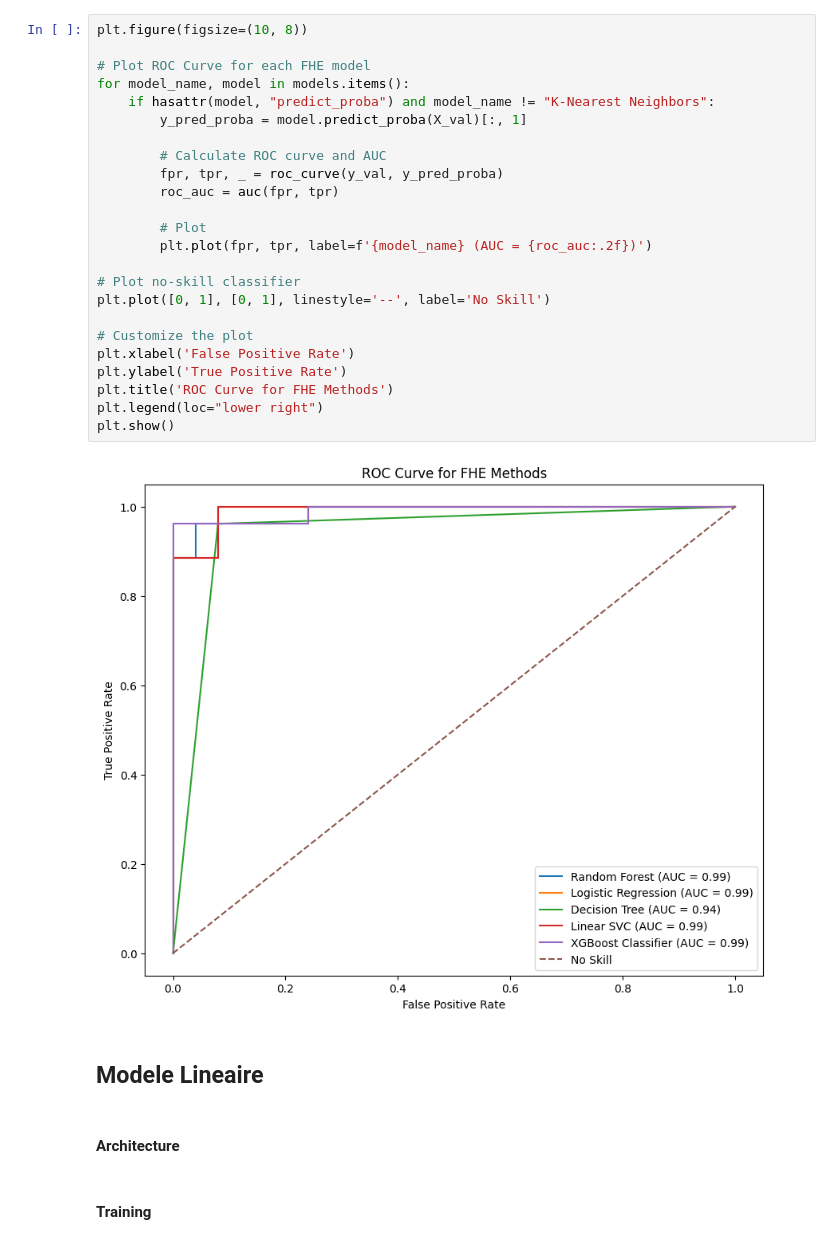
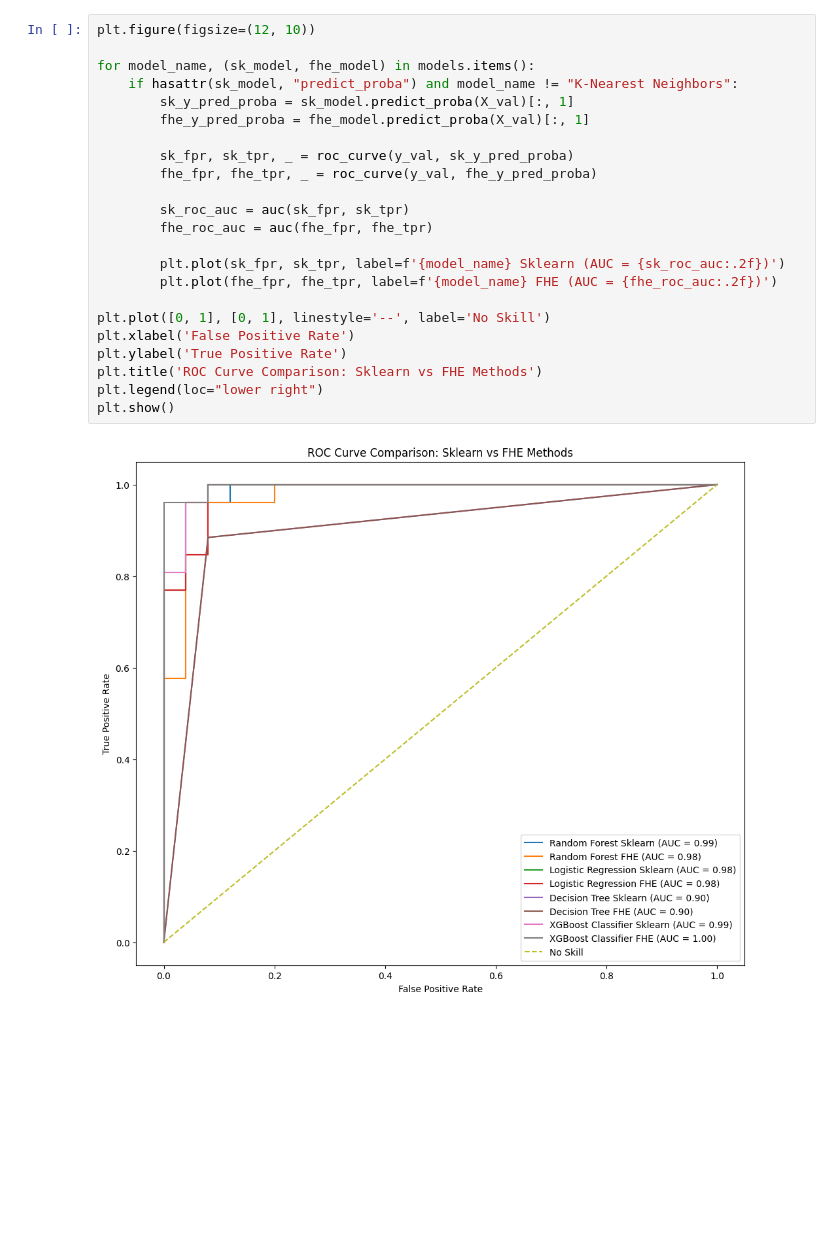
Before and after one commit to Dixtawi/PFEE, a Jupyter notebook: main.ipynb, the cells around one changed output. Drawn from its saved outputs; the diff is of its cells as text; blank space fills up the shorter version.

```diff
--- a/main.ipynb
+++ b/main.ipynb
@@ -599,32 +147,25 @@ results_df[['Model','Accuracy','Execution time (sec)','FHE Accuracy','FHE Execut
 # %%
-plt.figure(figsize=(10, 8))
+plt.figure(figsize=(12, 10))
 
-# Plot ROC Curve for each FHE model
-for model_name, model in models.items():
-    if hasattr(model, "predict_proba") and model_name != "K-Nearest Neighbors":
-        y_pred_proba = model.predict_proba(X_val)[:, 1]
+for model_name, (sk_model, fhe_model) in models.items():
+    if hasattr(sk_model, "predict_proba") and model_name != "K-Nearest Neighbors":
+        sk_y_pred_proba = sk_model.predict_proba(X_val)[:, 1]
+        fhe_y_pred_proba = fhe_model.predict_proba(X_val)[:, 1]
 
-        # Calculate ROC curve and AUC
-        fpr, tpr, _ = roc_curve(y_val, y_pred_proba)
-        roc_auc = auc(fpr, tpr)
+        sk_fpr, sk_tpr, _ = roc_curve(y_val, sk_y_pred_proba)
+        fhe_fpr, fhe_tpr, _ = roc_curve(y_val, fhe_y_pred_proba)
 
-        # Plot
-        plt.plot(fpr, tpr, label=f'{model_name} (AUC = {roc_auc:.2f})')
+        sk_roc_auc = auc(sk_fpr, sk_tpr)
+        fhe_roc_auc = auc(fhe_fpr, fhe_tpr)
 
-# Plot no-skill classifier
+        plt.plot(sk_fpr, sk_tpr, label=f'{model_name} Sklearn (AUC = {sk_roc_auc:.2f})')
+        plt.plot(fhe_fpr, fhe_tpr, label=f'{model_name} FHE (AUC = {fhe_roc_auc:.2f})')
+
 plt.plot([0, 1], [0, 1], linestyle='--', label='No Skill')
-
-# Customize the plot
 plt.xlabel('False Positive Rate')
 plt.ylabel('True Positive Rate')
-plt.title('ROC Curve for FHE Methods')
+plt.title('ROC Curve Comparison: Sklearn vs FHE Methods')
 plt.legend(loc="lower right")
 plt.show()
 # %% [output]
-[figure, old version]
+[figure, new version]
-# %% [markdown]
-## Modele Lineaire
-# %% [markdown]
-#### Architecture
-# %% [markdown]
-#### Training
```
Also changed, not shown: parts of 39 cells of this notebook.
